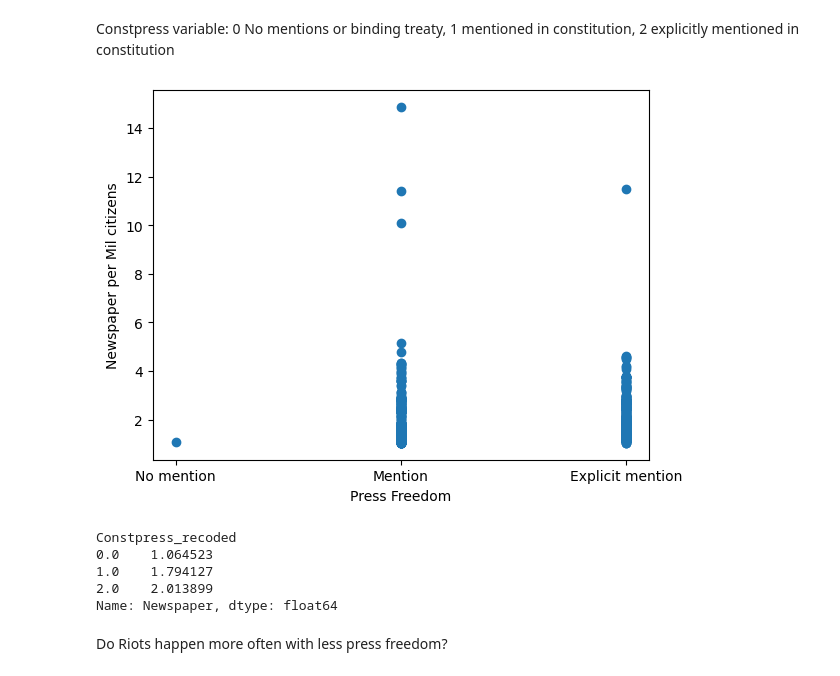
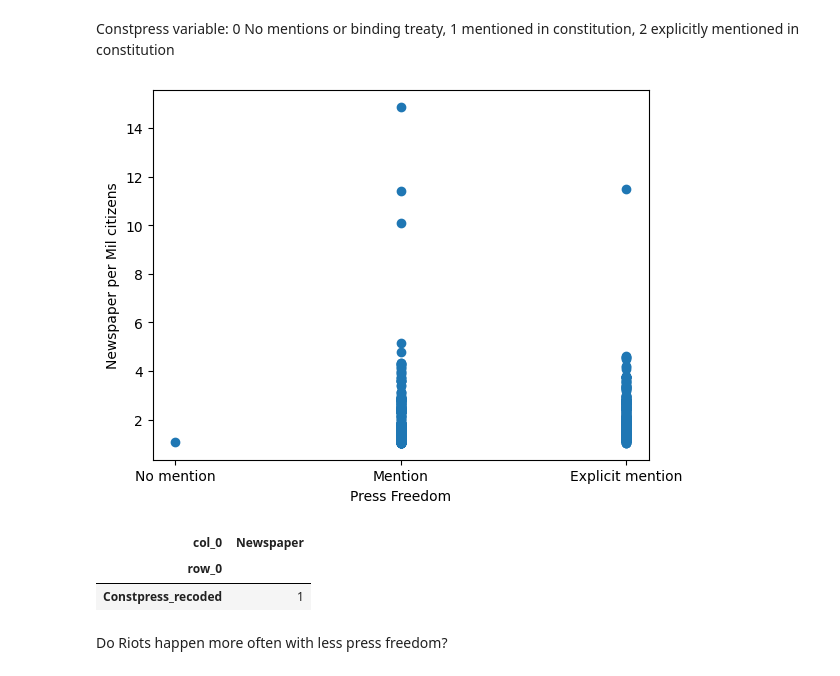
Before and after one commit to luishugoooo/python-data-science-project-3, a Jupyter notebook: Q4.ipynb, the cells around one changed output. Saved outputs shown, nothing was run; the diff lists cells and outputs as text; code cells hidden in the pictures.

```diff
--- a/Q4.ipynb
+++ b/Q4.ipynb
@@ -21,33 +23,33 @@ Constpress variable:  0 No mentions or binding treaty, 1 mentioned in constituti
 # %%
 
 df["Constpress"] = pd.to_numeric(df["Constpress"], errors="coerce")
 
 
 df_cleaned = df[["Constpress", "Newspaper", "Riot", "Demons"]].dropna()
 
 
 df["Constpress"] = pd.to_numeric(df["Constpress"], errors="coerce")
 
 vals = sorted(df_cleaned["Constpress"].dropna().unique())
 mapping = {vals[0]:0, vals[1]:1, vals[2]:2}
 
 df_cleaned["Constpress_recoded"] = df_cleaned["Constpress"].map(mapping)
 
 # Plot
 plt.scatter(df_cleaned["Constpress_recoded"], df_cleaned["Newspaper"])
 plt.xticks([0,1,2], ["No mention", "Mention", "Explicit mention"])
 plt.xlabel("Press Freedom")
 plt.ylabel("Newspaper per Mil citizens")
 plt.show()
 
-df.groupby("Constpress_recoded")["Newspaper"].mean()
+#df_cleaned.groupby("Constpress_recoded")["Newspaper"].mean()
+
+pd.crosstab(index=["Constpress_recoded"], columns=["Newspaper"])
 # %% [output]
 [figure]
-Constpress_recoded
-0.0    1.064523
-1.0    1.794127
-2.0    2.013899
-Name: Newspaper, dtype: float64
+| col_0 | Newspaper |
+| row_0 |  |
+| Constpress_recoded | 1 |
 # %% [markdown]
 Do Riots happen more often with less press freedom?
 # %%
```
Also changed, not shown: parts of 2 cells of this notebook, 2 other files.
